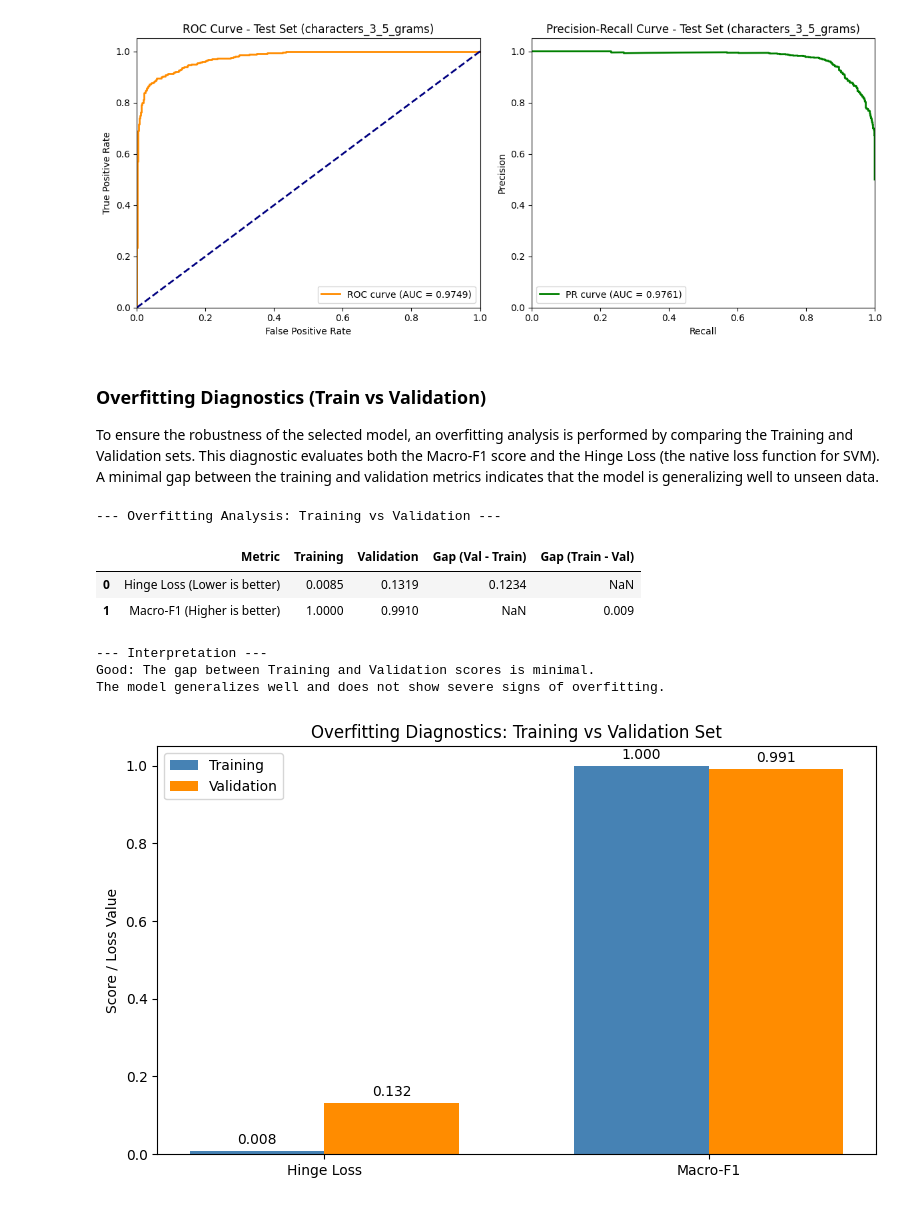
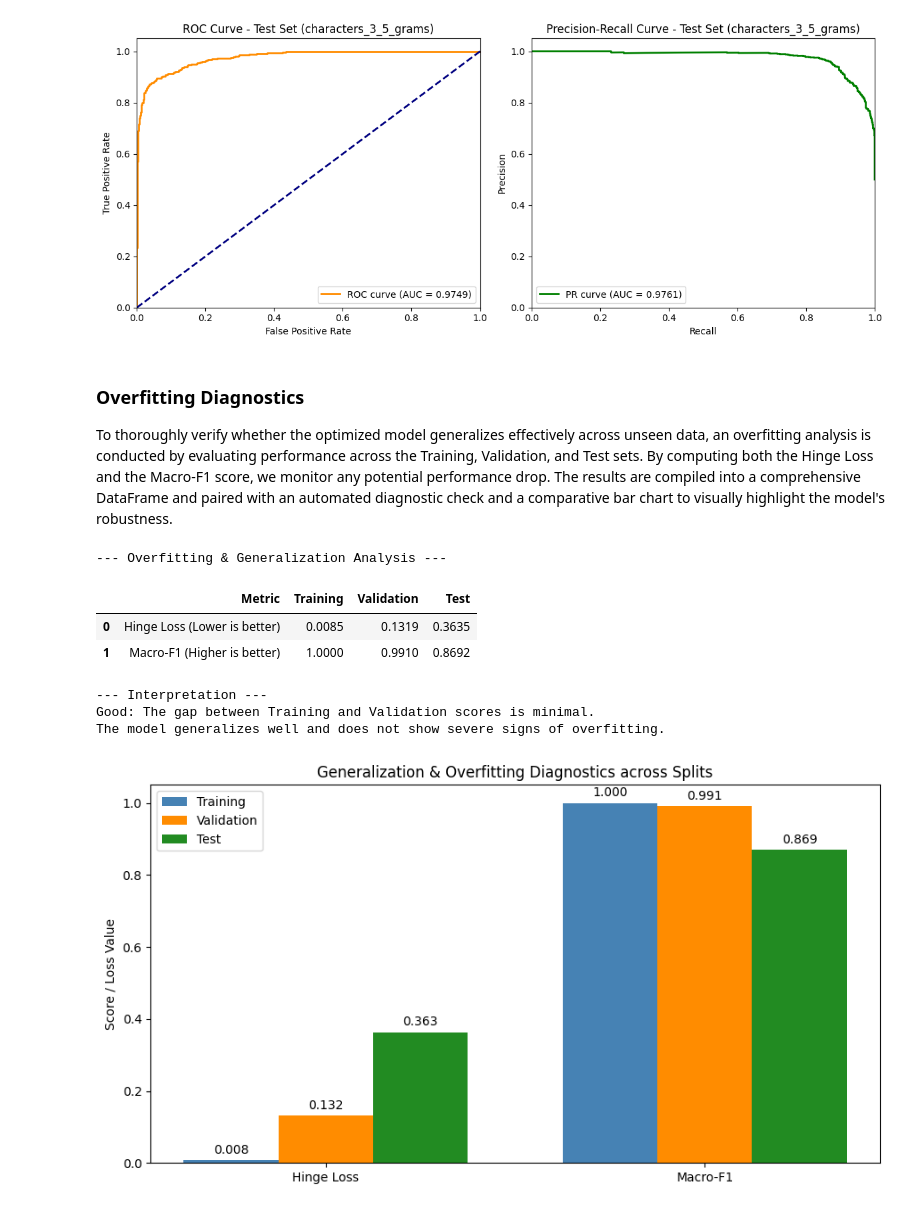
Before and after one commit to ecalabrese17/Italian-AI-Text-Detector, a Jupyter notebook: 02_classification/task1.ipynb, the cells around one changed output. Drawn from its saved outputs; the diff is of its cells as text; code cells hidden in the pictures.

```diff
--- a/02_classification/task1.ipynb
+++ b/02_classification/task1.ipynb
@@ -93,7 +93,7 @@ best_params = None
 best_c = None
 
 # Define the C values to test for the SVM regularization
-c_values = [0.01, 0.1, 1.0, 10.0]
+c_values = [0.001,0.01, 0.1, 1.0, 10.0]
 
 # Iterate over each configuration defined in the 'configs' dictionary
 for config_name, params in configs.items():
@@ -250,87 +250,86 @@ plt.show()
 # %% [output]
 [figure]
 # %% [markdown]
-### Overfitting Diagnostics (Train vs Validation)
-To ensure the robustness of the selected model, an overfitting analysis is performed by comparing the Training and Validation sets. This diagnostic evaluates both the Macro-F1 score and the Hinge Loss (the native loss function for SVM). A minimal gap between the training and validation metrics indicates that the model is generalizing well to unseen data.
+### Overfitting Diagnostics
+To thoroughly verify whether the optimized model generalizes effectively across unseen data, an overfitting analysis is conducted by evaluating performance across the Training, Validation, and Test sets. By computing both the Hinge Loss and the Macro-F1 score, we monitor any potential performance drop. The results are compiled into a comprehensive DataFrame and paired with an automated diagnostic check and a comparative bar chart to visually highlight the model's robustness.
 # %%
-print("\n--- Overfitting Analysis: Training vs Validation ---")
+print("\n--- Overfitting & Generalization Analysis ---")
 
-# Extract the decision function scores using the specific text column
+# Extract the decision function scores across all three splits
 dec_train = best_pipeline.decision_function(df_train[best_column])
 dec_val = best_pipeline.decision_function(df_val[best_column])
+dec_test = best_pipeline.decision_function(df_test[best_column])
 
 # Hinge loss requires numeric targets {-1, 1}
 # The classes are dynamically mapped based on the pipeline's detected classes
 positive_class = best_pipeline.classes_[1]
 y_train_num = np.where(y_train == positive_class, 1, -1)
 y_val_num = np.where(y_val == positive_class, 1, -1)
+y_test_num = np.where(y_test == positive_class, 1, -1)
 
-# Calculate Hinge Loss
+# Calculate Hinge Loss for all splits
 loss_train = hinge_loss(y_train_num, dec_train)
 loss_val = hinge_loss(y_val_num, dec_val)
+loss_test = hinge_loss(y_test_num, dec_test)
 
-# Calculate Macro-F1 Score
+# Calculate Macro-F1 Score for all splits
 f1_train = f1_score(y_train, pred_train, average='macro')
 f1_val = f1_score(y_val, pred_val, average='macro')
-
-# Calculate the gap between sets
-loss_gap = loss_val - loss_train
-f1_gap = f1_train - f1_val
+f1_test = f1_score(y_test, pred_test, average='macro')
 
 # Structure the results in a DataFrame for clean visualization
 overfitting_data = [
-    {"Metric": "Hinge Loss (Lower is better)", "Training": loss_train, "Validation": loss_val, "Gap (Val - Train)": loss_gap},
-    {"Metric": "Macro-F1 (Higher is better)", "Training": f1_train, "Validation": f1_val, "Gap (Train - Val)": f1_gap}
+    {"Metric": "Hinge Loss (Lower is better)", "Training": loss_train, "Validation": loss_val, "Test": loss_test},
+    {"Metric": "Macro-F1 (Higher is better)", "Training": f1_train, "Validation": f1_val, "Test": f1_test}
 ]
 
-df_overfitting = pd.DataFrame(overfitting_data)
-
-# Round numeric columns for better readability
-df_overfitting = df_overfitting.round(4)
-
-# Display the formatted table
+df_overfitting = pd.DataFrame(overfitting_data).round(4)
 display(df_overfitting)
 
-# Provide an automated interpretation based on the F1 Gap
+# Provide an automated interpretation based on the Training-Validation F1 Gap
+f1_gap = f1_train - f1_val
 print("\n--- Interpretation ---")
 if f1_gap > 0.15:
     print("Warning: A significant gap between Training and Validation scores is detected (F1 Gap > 0.15).")
     print("This suggests the model might be overfitting the training data.")
 elif f1_gap < -0.05:
     print("Notice: Validation score is notably higher than Training score. Check data distribution.")
 else:
     print("Good: The gap between Training and Validation scores is minimal.")
     print("The model generalizes well and does not show severe signs of overfitting.\n")
 
-# Graphical Visualization (Bar Chart)
-metrics = ['Hinge Loss\n', 'Macro-F1\n']
+# Graphical Visualization (Comparative Bar Chart for Train, Val, Test)
+metrics = ['Hinge Loss', 'Macro-F1']
 train_scores = [loss_train, f1_train]
 val_scores = [loss_val, f1_val]
+test_scores = [loss_test, f1_test]
 
 x = np.arange(len(metrics))
-width = 0.35
+width = 0.25
 
-fig, ax = plt.subplots(figsize=(8, 5))
-rects1 = ax.bar(x - width/2, train_scores, width, label='Training', color='steelblue')
-rects2 = ax.bar(x + width/2, val_scores, width, label='Validation', color='darkorange')
+fig, ax = plt.subplots(figsize=(9, 5))
+rects1 = ax.bar(x - width, train_scores, width, label='Training', color='steelblue')
+rects2 = ax.bar(x, val_scores, width, label='Validation', color='darkorange')
+rects3 = ax.bar(x + width, test_scores, width, label='Test', color='forestgreen')
 
 ax.set_ylabel('Score / Loss Value')
-ax.set_title('Overfitting Diagnostics: Training vs Validation Set')
+ax.set_title('Generalization & Overfitting Diagnostics across Splits')
 ax.set_xticks(x)
 ax.set_xticklabels(metrics)
 ax.legend()
 
 ax.bar_label(rects1, padding=3, fmt='%.3f')
 ax.bar_label(rects2, padding=3, fmt='%.3f')
+ax.bar_label(rects3, padding=3, fmt='%.3f')
 
 plt.tight_layout()
 plt.show()
 # %% [output]
---- Overfitting Analysis: Training vs Validation ---
+--- Overfitting & Generalization Analysis ---
-|  | Metric | Training | Validation | Gap (Val - Train) | Gap (Train - Val) |
-| 0 | Hinge Loss (Lower is better) | 0.0085 | 0.1319 | 0.1234 | NaN |
-| 1 | Macro-F1 (Higher is better) | 1.0000 | 0.9910 | NaN | 0.009 |
+|  | Metric | Training | Validation | Test |
+| 0 | Hinge Loss (Lower is better) | 0.0085 | 0.1319 | 0.3635 |
+| 1 | Macro-F1 (Higher is better) | 1.0000 | 0.9910 | 0.8692 |
 --- Interpretation ---
 Good: The gap between Training and Validation scores is minimal.
 The model generalizes well and does not show severe signs of overfitting.
-[figure, old version]
+[figure, new version]
```
Also changed, not shown: parts of 1 cell of this notebook, 3 other files.
